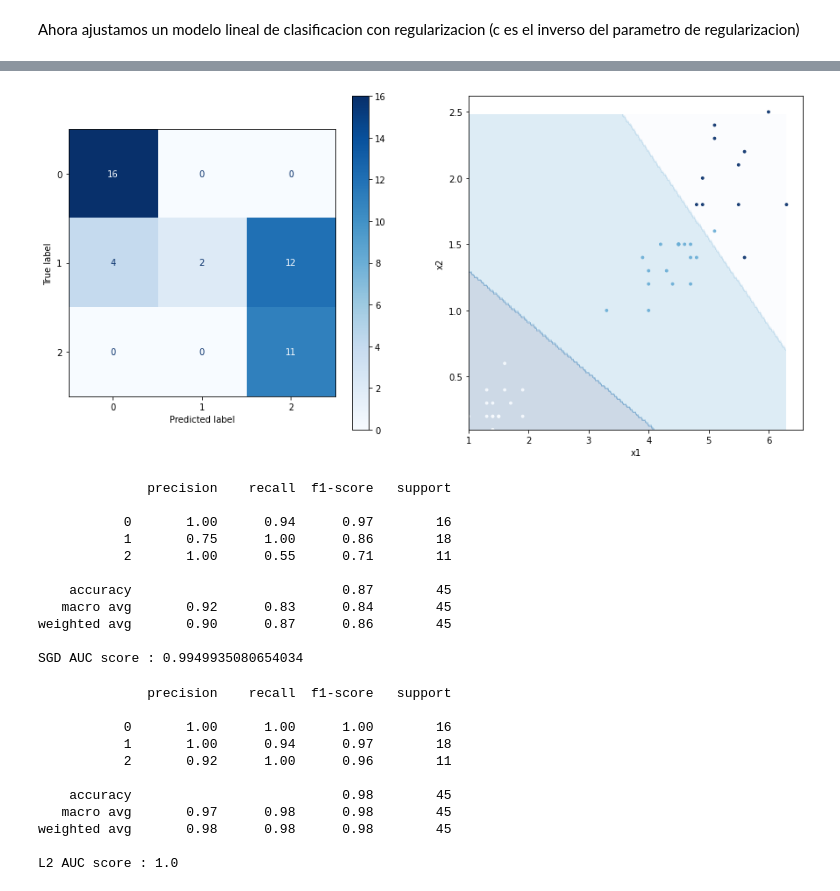
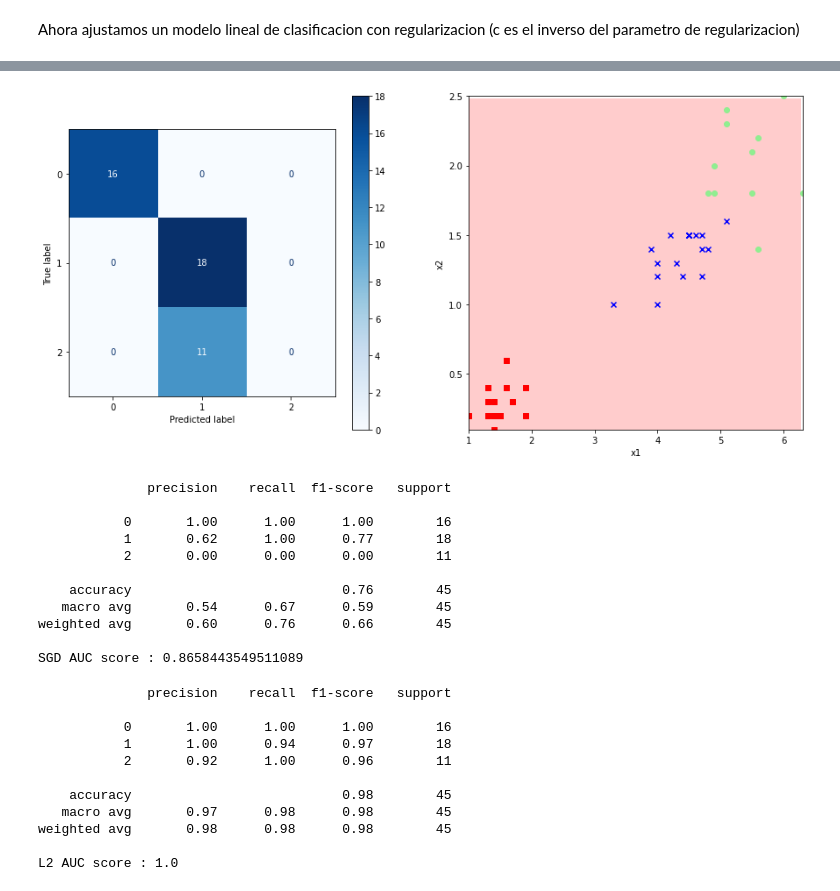
Before and after one commit to sherna90/mineria_datos, a Jupyter notebook: 4.-modelos_lineales_clasificacion.ipynb, the cells around one changed output, grey strips where cells are left out. Cells and saved outputs as stored; diff of their text form; code cells hidden in the pictures.

```diff
--- a/4.-modelos_lineales_clasificacion.ipynb
+++ b/4.-modelos_lineales_clasificacion.ipynb
@@ -84,17 +84,21 @@ def softmax(W,b,X):
   phi=z-np.repeat(logsumexp(z,axis=1),b.shape[0]).reshape((X.shape[0],-1))
   return np.exp(phi)
 
-def plot_decision_boundary(clf,X_test,y_test,colors):
+def plot_decision_boundary(clf,X_test,y_test,colors,markers):
   h = .02  # step size in the mesh
   x_min, x_max = X_test[:, 0].min() , X_test[:, 0].max()
   y_min, y_max = X_test[:, 1].min() , X_test[:, 1].max()
   xx, yy = np.meshgrid(np.arange(x_min, x_max, h),np.arange(y_min, y_max, h))
   X_grid=np.vstack([xx.ravel(),yy.ravel()]).T
+  W=clf.coef_
+  b=clf_l2.intercept_
   prob=softmax(W,b,X_grid)
   Z_pred=np.argmax(prob,axis=1)
-  plt.contourf(xx, yy, Z_pred.reshape(xx.shape), cmap=plt.cm.Blues_r,alpha=.2)
-  markers = ('s', 'x', 'o')
-  plt.scatter(X_test[:,0], X_test[:,1],c=y_test, cmap=plt.cm.Blues, s=8, alpha=0.9)
+  n_classes=len(np.unique(y_test))
+  plt.contourf(xx, yy, Z_pred.reshape(xx.shape),levels=n_classes,colors=colors, alpha=.2)
+  for idx, cl in enumerate(np.unique(y_test)):
+    plt.scatter(x=X_test[y_test == cl, 0], y=X_test[y_test == cl, 1], marker=markers[idx],
+                label=cl,color=colors[idx],cmap=plt.cm.Spectral)
   plt.ylabel('x2')
   plt.xlabel('x1')
   plt.xlim(x_min, x_max)
@@ -103,7 +107,7 @@ def plot_decision_boundary(clf,X_test,y_test,colors):
 markers = ('s', 'x', 'o')
 colors = ('red', 'blue', 'lightgreen')
 plt.figure(figsize=(7,5))
-for idx, cl in enumerate(np.unique(y_train)):
-    plt.scatter(x=X_train[y_train == cl, 0], y=X_train[y_train == cl, 1], marker=markers[idx], label=cl,color=colors[idx])
+for idx, cl in enumerate(np.unique(y_test)):
+  plt.scatter(x=X_train[y_train == cl, 0], y=X_train[y_train == cl, 1], marker=markers[idx], label=cl,color=colors[idx])
 # %% [output]
 [figure]
@@ -132,14 +142,14 @@ plot_decision_boundary(clf_l2,X_test,y_test,colors)
 # %%
 from sklearn.linear_model import SGDClassifier
 
-clf_sgd = SGDClassifier(loss="log", alpha=0.0001,penalty='l2',
-                        max_iter=1e5,learning_rate='optimal',eta0=1e-5).fit(X_train, y_train)
+clf_sgd = SGDClassifier(loss="log", alpha=1.0,penalty='l2',
+                        max_iter=1e5,learning_rate='constant',eta0=1e-1).fit(X_train, y_train)
 
 fig, (ax1, ax2) = plt.subplots(1, 2,figsize=(15,7))
 plot_confusion_matrix(clf_sgd, X_test, y_test,cmap=plt.cm.Blues,ax=ax1)
-plot_decision_boundary(clf_sgd,X_test,y_test,colors)
+plot_decision_boundary(clf_sgd,X_test,y_test,colors,markers)
 # %% [output]
-[figure, old version]
+[figure, new version]
 # %%
 from sklearn.metrics import classification_report
 
@@ -151,15 +161,15 @@ print('SGD AUC score :',roc_auc_score(y_test, y_pred,multi_class='ovr'))
 # %% [output]
               precision    recall  f1-score   support
 
-           0       1.00      0.94      0.97        16
-           1       0.75      1.00      0.86        18
-           2       1.00      0.55      0.71        11
+           0       1.00      1.00      1.00        16
+           1       0.62      1.00      0.77        18
+           2       0.00      0.00      0.00        11
 
-    accuracy                           0.87        45
-   macro avg       0.92      0.83      0.84        45
-weighted avg       0.90      0.87      0.86        45
+    accuracy                           0.76        45
+   macro avg       0.54      0.67      0.59        45
+weighted avg       0.60      0.76      0.66        45
 
-SGD AUC score : 0.9949935080654034
+SGD AUC score : 0.8658443549511089
 # %%
 y_pred=clf_l2.predict_proba(X_test)
 
```
Also changed, not shown: parts of 6 cells of this notebook.
